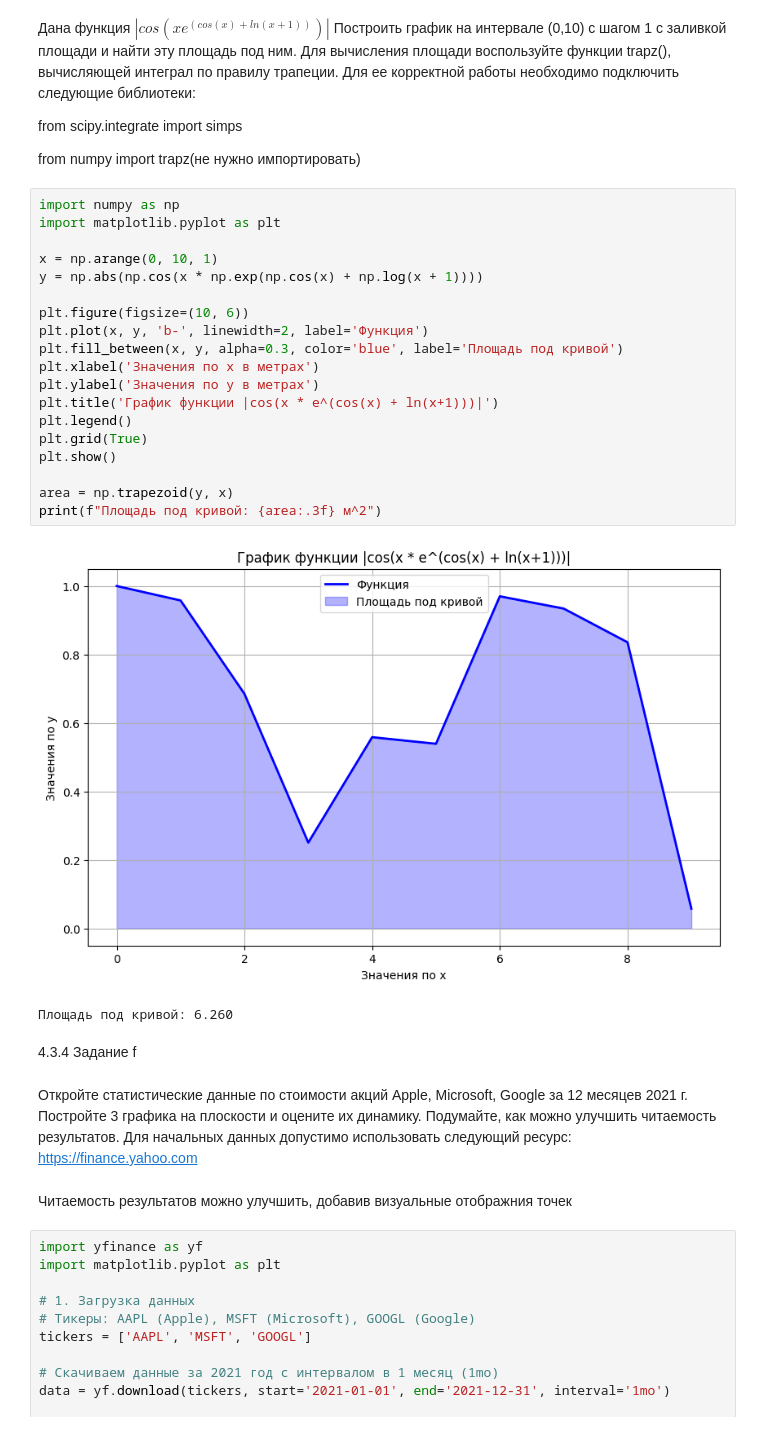
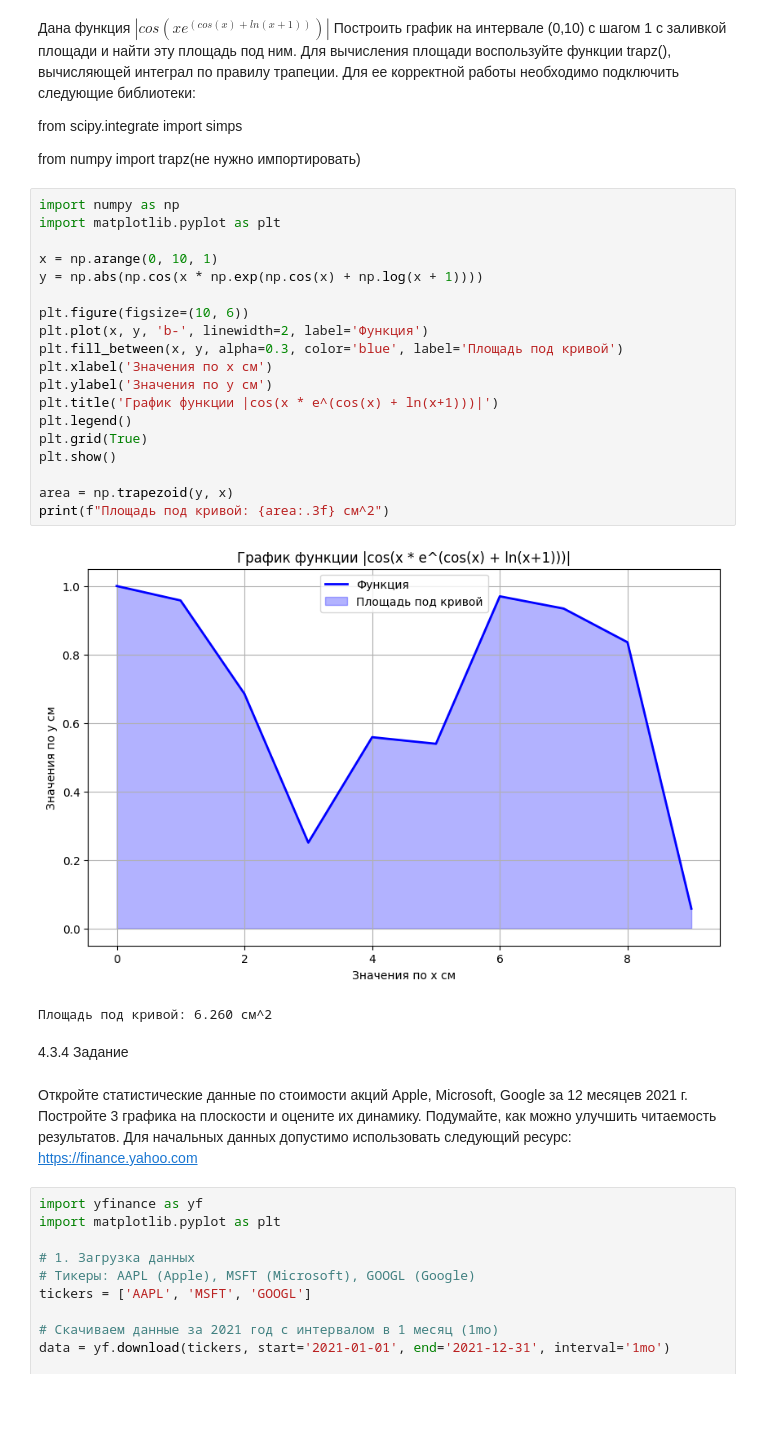
Before and after one commit to Rusick0/AI_Practice, a Jupyter notebook: AI1.ipynb, the cells around one changed output. Saved outputs shown, nothing was run; the diff lists cells and outputs as text; blank space fills up the shorter version.

```diff
--- a/AI1.ipynb
+++ b/AI1.ipynb
@@ -243,27 +254,27 @@ from numpy import trapz(не нужно импортировать)
 # %%
 import numpy as np
 import matplotlib.pyplot as plt
 
 x = np.arange(0, 10, 1)
 y = np.abs(np.cos(x * np.exp(np.cos(x) + np.log(x + 1))))
 
 plt.figure(figsize=(10, 6))
 plt.plot(x, y, 'b-', linewidth=2, label='Функция')
 plt.fill_between(x, y, alpha=0.3, color='blue', label='Площадь под кривой')
-plt.xlabel('Значения по x в метрах')
-plt.ylabel('Значения по y в метрах')
+plt.xlabel('Значения по x см')
+plt.ylabel('Значения по y см')
 plt.title('График функции |cos(x * e^(cos(x) + ln(x+1)))|')
 plt.legend()
 plt.grid(True)
 plt.show()
 
 area = np.trapezoid(y, x)
-print(f"Площадь под кривой: {area:.3f} м^2")
+print(f"Площадь под кривой: {area:.3f} см^2")
 # %% [output]
-[figure, old version]
+[figure, new version]
-Площадь под кривой: 6.260
+Площадь под кривой: 6.260 см^2
 # %% [markdown]
-4.3.4 Задание f
+4.3.4 Задание
 # %% [markdown]
 Откройте статистические данные по стоимости акций Apple,
 Microsoft, Google за 12 месяцев 2021 г. Постройте 3 графика на
@@ -271,8 +282,6 @@ Microsoft, Google за 12 месяцев 2021 г. Постройте 3 граф
 читаемость результатов.
 Для начальных данных допустимо использовать следующий ресурс:
 https://finance.yahoo.com
-# %% [markdown]
-Читаемость результатов можно улучшить, добавив визуальные отображния точек
 # %%
 import yfinance as yf
 import matplotlib.pyplot as plt
```
Also changed, not shown: parts of 6 cells of this notebook.
